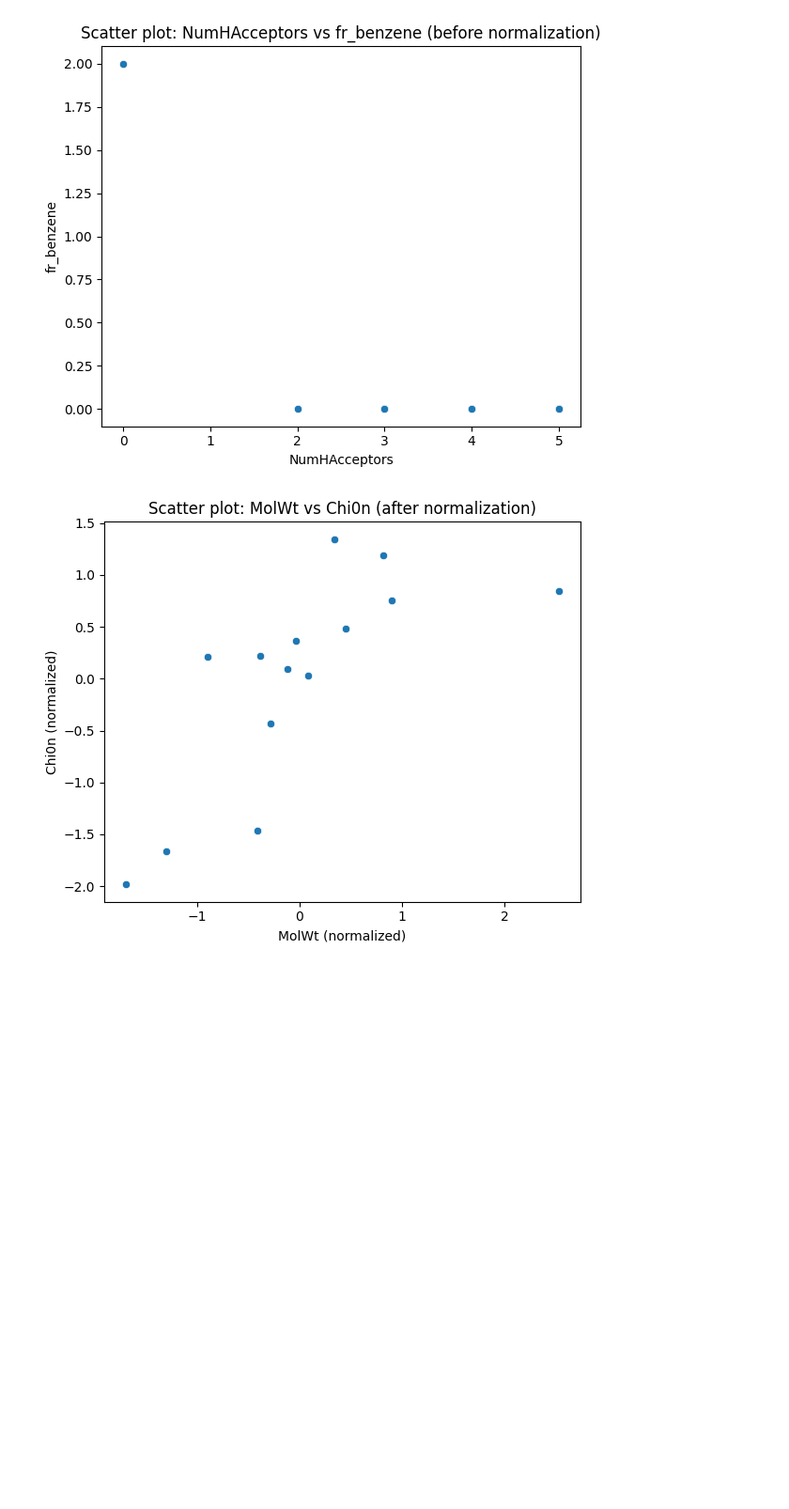
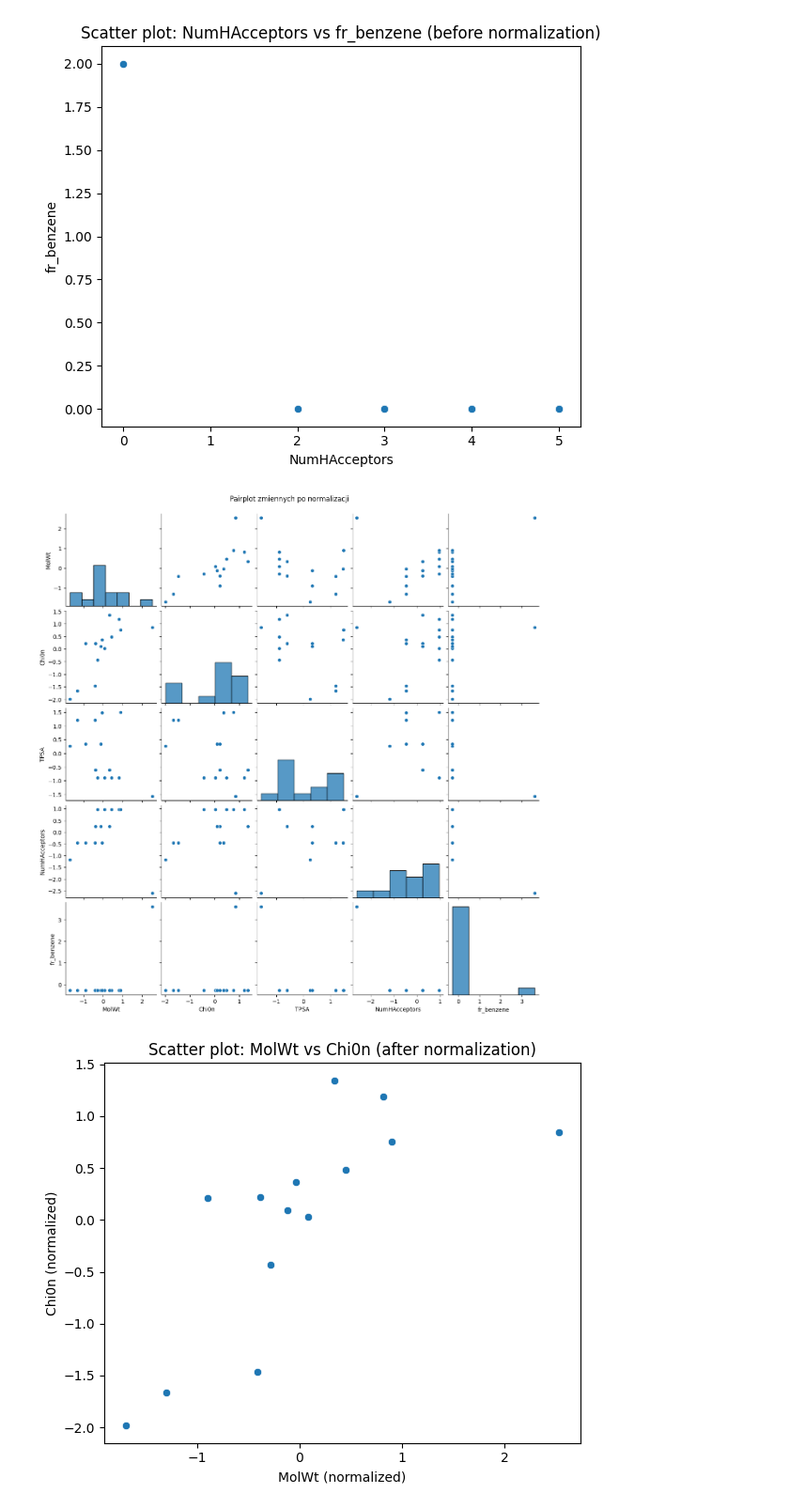
Before and after one commit to OlaBarczyk/Linear-Regression-Python-Portfolio, a Jupyter notebook: MyFirstNotebook.ipynb, the cells around one changed output. Shown at 94% size. Drawn from its saved outputs; the diff is of its cells as text; code cells hidden in the pictures; blank space fills up the shorter version.

```diff
--- a/MyFirstNotebook.ipynb
+++ b/MyFirstNotebook.ipynb
@@ -138,4 +143,10 @@ for x, y in pairs:
 [figure]
 [figure]
 [figure]
+# %%
+sns.pairplot(data=data_normalized[variables])
+plt.suptitle("Pairplot zmiennych po normalizacji", y=1.02)
+plt.show()
+# %% [output]
+[figure, added]
 # %%
```
Also changed, not shown: parts of 24 cells of this notebook.
